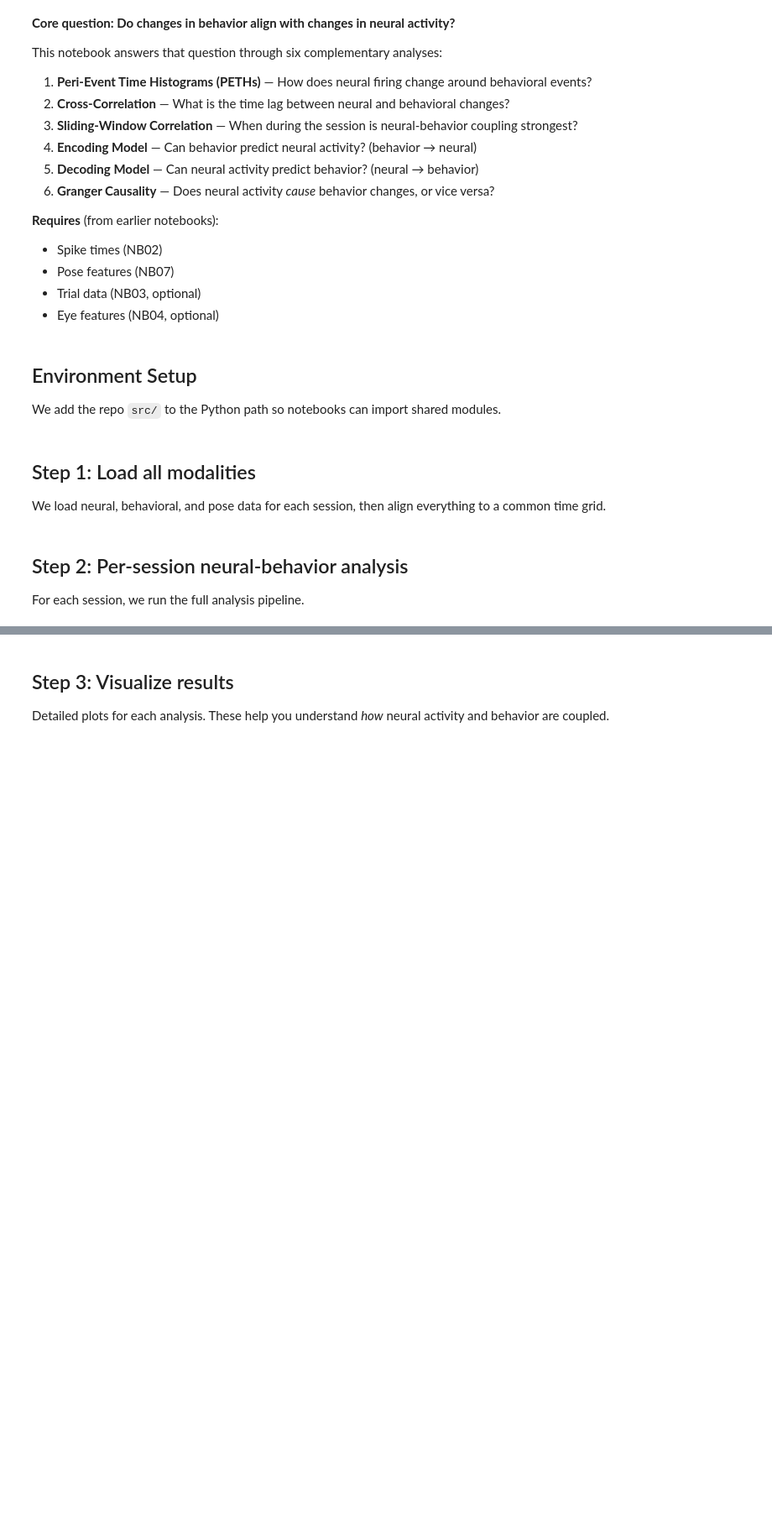
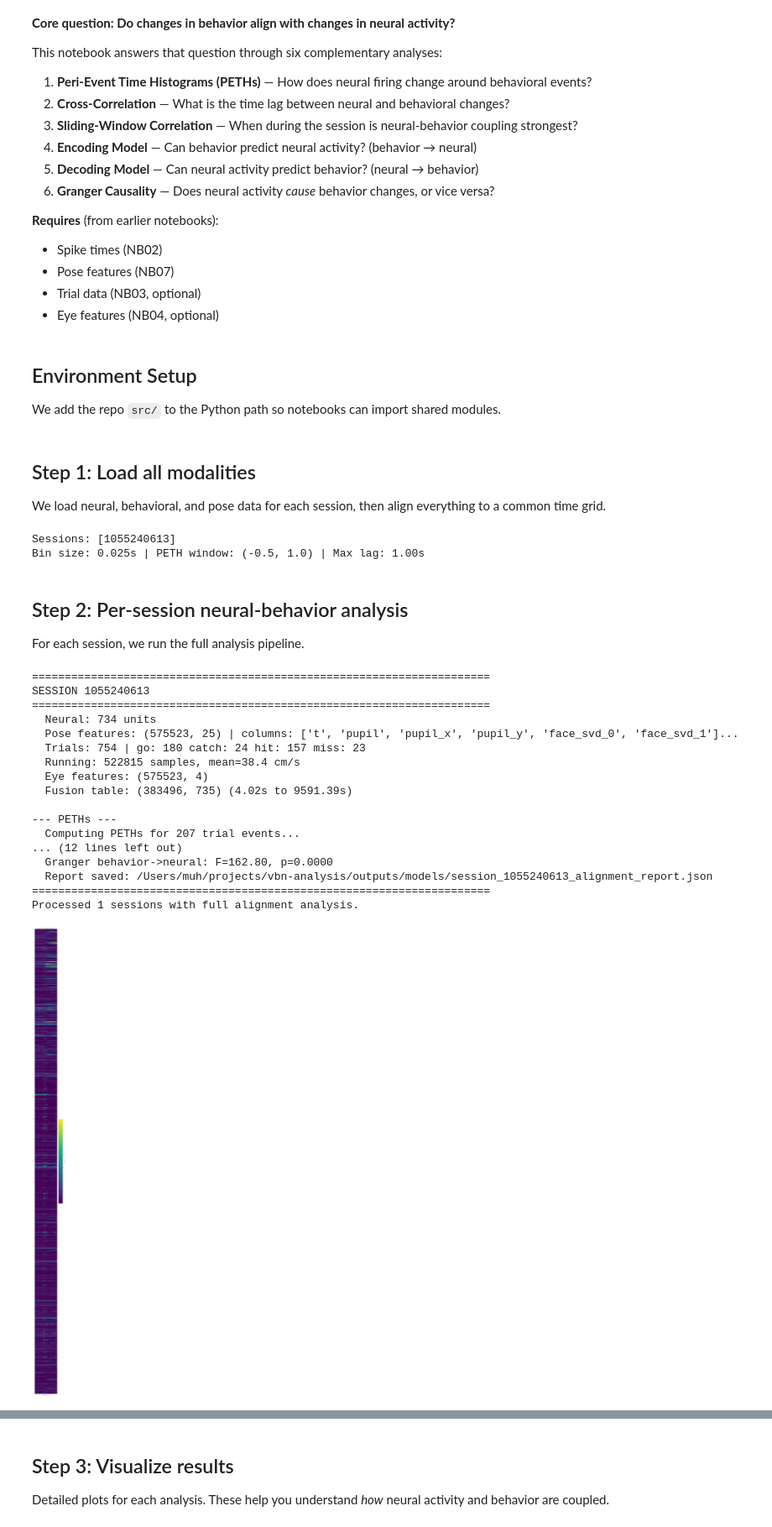
Before and after one commit to muhsinh/vbn-analysis, a Jupyter notebook: notebooks/08_Neural_Behavior_Fusion_and_Modeling.ipynb, the cells around one changed output, grey strips where cells are left out. Shown at 84% size. Saved outputs shown, nothing was run; the diff lists cells and outputs as text; code cells hidden in the pictures; blank space fills up the shorter version.

```diff
--- a/notebooks/08_Neural_Behavior_Fusion_and_Modeling.ipynb
+++ b/notebooks/08_Neural_Behavior_Fusion_and_Modeling.ipynb
@@ -104,7 +104,7 @@ from viz import (
 
 cfg = get_config()
 sessions = load_sessions_csv()
-SESSION_IDS = sessions.session_id.tolist()
+SESSION_IDS = [1055240613]
 
 # --- Configuration ---
 BIN_SIZE = cfg.bin_size_s          # time bin width (seconds)
@@ -118,6 +118,9 @@ N_PERMUTATIONS = 200                # circular-shift permutations for null distr
 
 print(f"Sessions: {SESSION_IDS}")
 print(f"Bin size: {BIN_SIZE}s | PETH window: {PETH_WINDOW} | Max lag: {MAX_LAG_BINS * BIN_SIZE:.2f}s")
+# %% [output]
+Sessions: [1055240613]
+Bin size: 0.025s | PETH window: (-0.5, 1.0) | Max lag: 1.00s
 # %% [markdown]
 ## Step 2: Per-session neural-behavior analysis
 
@@ -126,8 +129,7 @@ For each session, we run the full analysis pipeline.
 all_reports = {}
 
 for sid in SESSION_IDS:
-    print(f"
-{'='*70}")
+    print(f"\n{'='*70}")
     print(f"SESSION {sid}")
     print(f"{'='*70}")
 
@@ -187,8 +189,7 @@ for sid in SESSION_IDS:
     # ============================================================
     # ANALYSIS 1: Peri-Event Time Histograms
     # ============================================================
-    print(f"
-  --- PETHs ---")
+    print(f"\n--- PETHs ---")
     if trials is not None and "t" in trials.columns:
         event_times = trials["t"].dropna().to_numpy()
         print(f"  Computing PETHs for {len(event_times)} trial events...")
@@ -223,7 +224,13 @@ for sid in SESSION_IDS:
             pupil_candidates = [c for c in ef.columns if "pupil" in c.lower() and c != "t"]
             if pupil_candidates:
                 ef = ef.rename(columns={pupil_candidates[0]: "pupil"})
-        beh_parts.append(ef)
+        # Drop columns already present in pose_features to avoid merge duplicates
+        if pose_features is not None:
+            overlap = [c for c in ef.columns if c in pose_features.columns and c != "t"]
+            if overlap:
+                ef = ef.drop(columns=overlap)
+        if len(ef.columns) > 1:  # more than just 't'
+            beh_parts.append(ef)
 
     if beh_parts:
         from functools import reduce
@@ -241,8 +248,7 @@ for sid in SESSION_IDS:
     use_multi = len(avail_cols) >= 2
 
     if behavior_df is not None and (use_multi or BEHAVIOR_COL in (behavior_df.columns if behavior_df is not None else [])):
-        print(f"
-  --- Neural-behavior alignment (covariates: {avail_cols if use_multi else [BEHAVIOR_COL]}) ---")
+        print(f"\n--- Neural-behavior alignment (covariates: {avail_cols if use_multi else [BEHAVIOR_COL]}) ---")
 
         report = compute_neural_behavior_alignment(
             spike_times_dict=spikes,
@@ -268,34 +274,51 @@ for sid in SESSION_IDS:
             pval = enc.get("perm_p_value")
             if pval is not None:
                 print(f"  Permutation p={pval:.3f}  z={enc.get('perm_z_score', 0):.1f}")
         else:
             print(f"  Encoding R2 (behavior->neural): {enc.get('mean_r2', float('nan')):.4f}")
             pval = enc.get("perm_p_value")
             if pval is not None:
                 print(f"  Permutation p={pval:.3f}  z={enc.get('perm_z_score', 0):.1f}")
         print(f"  Decoding R2 (neural->behavior): {report.get('decoding', {}).get('mean_r2', float('nan')):.4f}")
 
         gc_n2b = report.get("granger_neural_to_behavior", {})
         gc_b2n = report.get("granger_behavior_to_neural", {})
         print(f"  Granger neural->behavior: F={gc_n2b.get('f_statistic', 0):.2f}, p={gc_n2b.get('p_value', 1):.4f}")
         print(f"  Granger behavior->neural: F={gc_b2n.get('f_statistic', 0):.2f}, p={gc_b2n.get('p_value', 1):.4f}")
 
         report_path = cfg.outputs_dir / "models" / f"session_{sid}_alignment_report.json"
         report_path.parent.mkdir(parents=True, exist_ok=True)
         def _serialize(obj):
             if isinstance(obj, np.ndarray): return obj.tolist()
             if isinstance(obj, np.floating): return float(obj)
             if isinstance(obj, np.integer): return int(obj)
             if isinstance(obj, pd.DataFrame): return obj.to_dict()
             return obj
         import json as _json
         serializable = _json.loads(_json.dumps(report, default=_serialize))
         report_path.write_text(_json.dumps(serializable, indent=2, default=str))
         print(f"  Report saved: {report_path}")
     else:
-        print(f"
-  Skipping alignment analysis (no behavioral data available)")
+        print(f"\nSkipping alignment analysis (no behavioral data available)")
 
-print(f"
-{'='*70}")
+print(f"{'='*70}")
 print(f"Processed {len(all_reports)} sessions with full alignment analysis.")
+# %% [output]
+======================================================================
+SESSION 1055240613
+======================================================================
+  Neural: 734 units
+  Pose features: (575523, 25) | columns: ['t', 'pupil', 'pupil_x', 'pupil_y', 'face_svd_0', 'face_svd_1']...
+  Trials: 754 | go: 180 catch: 24 hit: 157 miss: 23
+  Running: 522815 samples, mean=38.4 cm/s
+  Eye features: (575523, 4)
+  Fusion table: (383496, 735) (4.02s to 9591.39s)
+
+--- PETHs ---
+  Computing PETHs for 207 trial events...
+... (12 lines left out)
+  Granger behavior->neural: F=162.80, p=0.0000
+  Report saved: /Users/muh/projects/vbn-analysis/outputs/models/session_1055240613_alignment_report.json
+======================================================================
+Processed 1 sessions with full alignment analysis.
+[figure, added]
```
Also changed, not shown: parts of 4 cells of this notebook, 4 other files.
